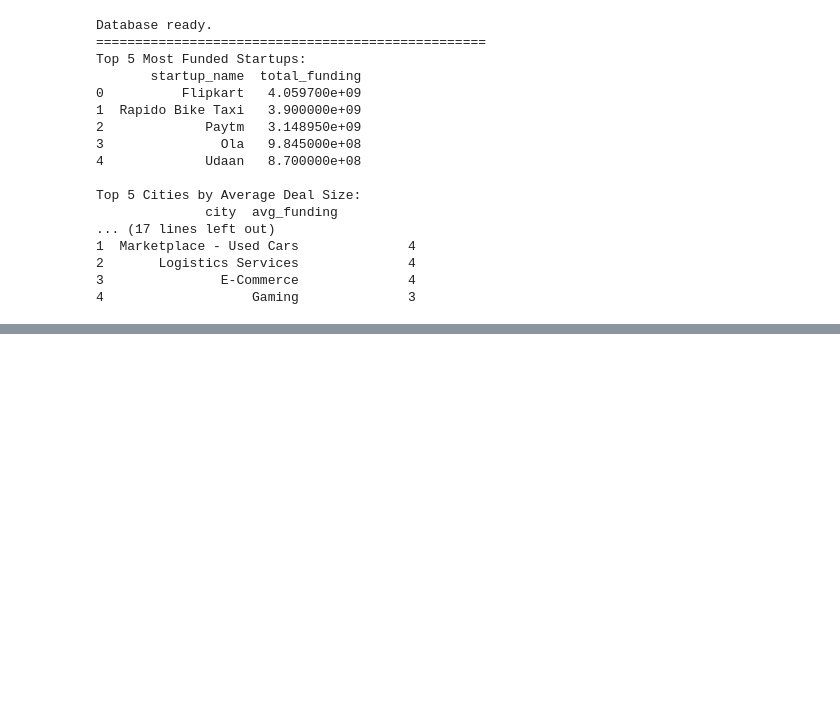
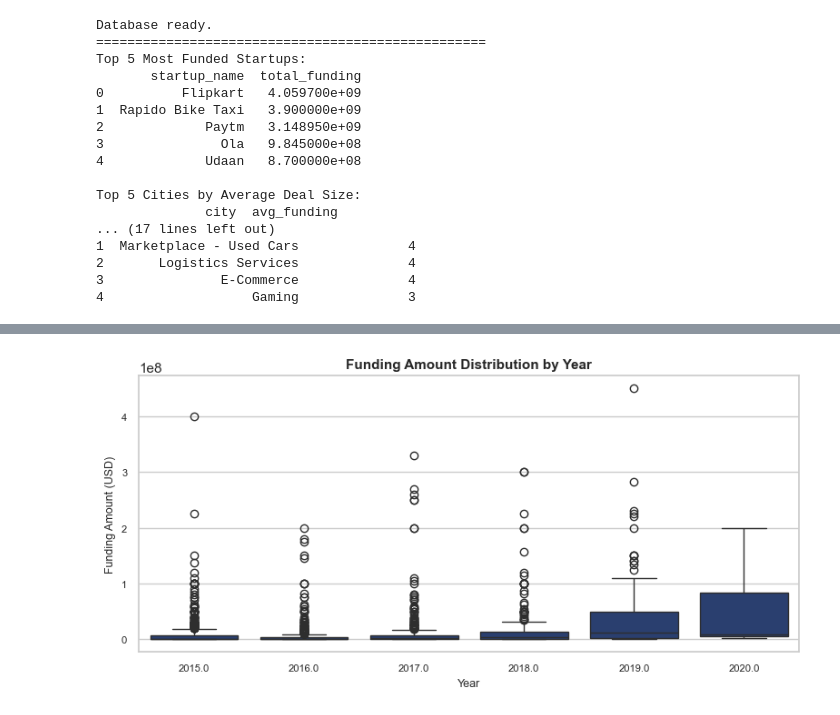
Before and after one commit to Harnoor0718/indian-startup-ecosystem-analysis, a Jupyter notebook: notebooks/03_unicorn_analysis.ipynb, the cells around one changed output, grey strips where cells are left out. Drawn from its saved outputs; the diff is of its cells as text; code cells hidden in the pictures; blank space fills up the shorter version.

Commit message:
feat: CAGR calculation, descriptive statistics and funding distribution box plot

```diff
--- a/notebooks/03_unicorn_analysis.ipynb
+++ b/notebooks/03_unicorn_analysis.ipynb
@@ -275,0 +345,27 @@ Top 5 Cities by Average Deal Size:
+# %%
+# ============================================================
+# CELL 10 — Box plot of funding distribution by year
+# Shows spread, median and outliers for each year visually
+# ============================================================
+
+# Filter out extreme outliers for cleaner visualization
+# Keep only deals under $500M so chart is readable
+df_plot = df[df['amount_usd'] < 500000000]
+
+plt.figure(figsize=(8, 4))
+sns.boxplot(
+    data=df_plot,
+    x='year',
+    y='amount_usd',
+    color='#1F3A7A'
+)
+plt.title('Funding Amount Distribution by Year', fontsize=11, fontweight='bold')
+plt.xlabel('Year', fontsize=9)
+plt.ylabel('Funding Amount (USD)', fontsize=9)
+plt.tick_params(axis='both', labelsize=8)
+plt.tight_layout()
+
+plt.savefig('../reports/chart_funding_distribution.png', dpi=150)
+plt.show()
+# %% [output]
+[figure, added]
```
Also changed, not shown: parts of 2 cells of this notebook, 1 other file.
